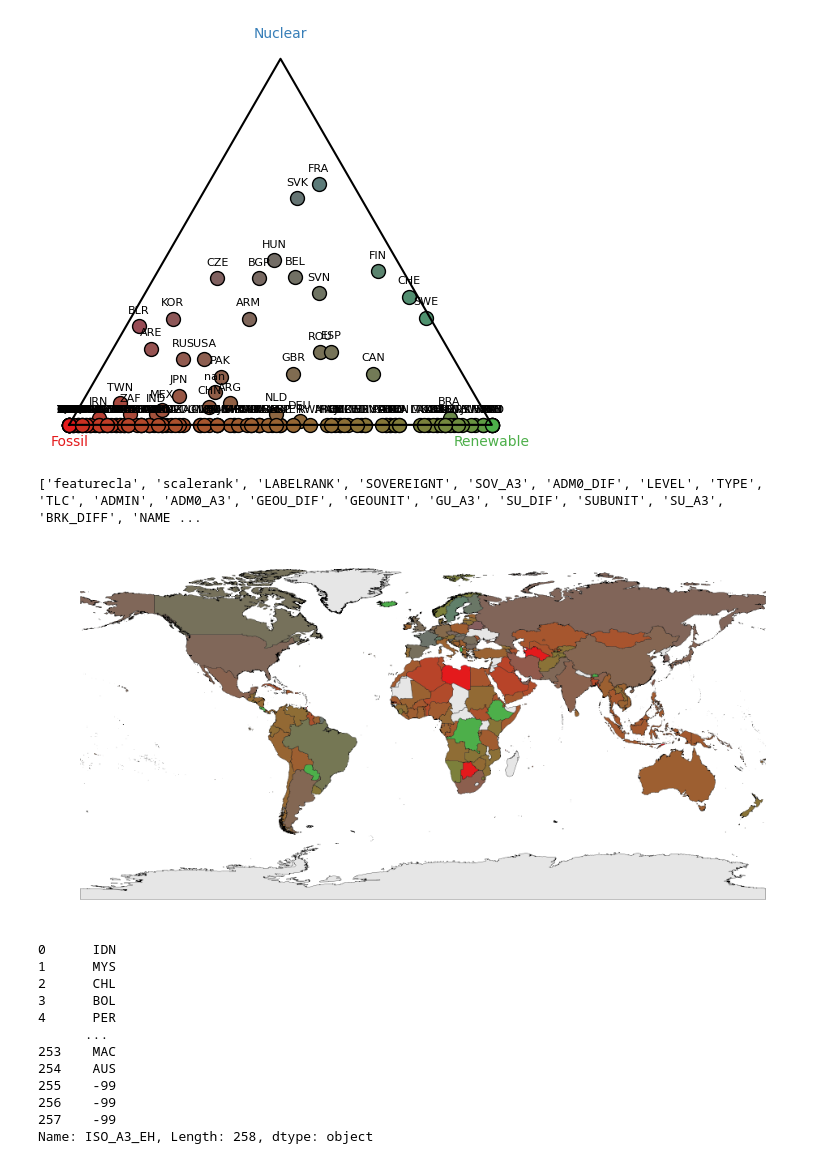
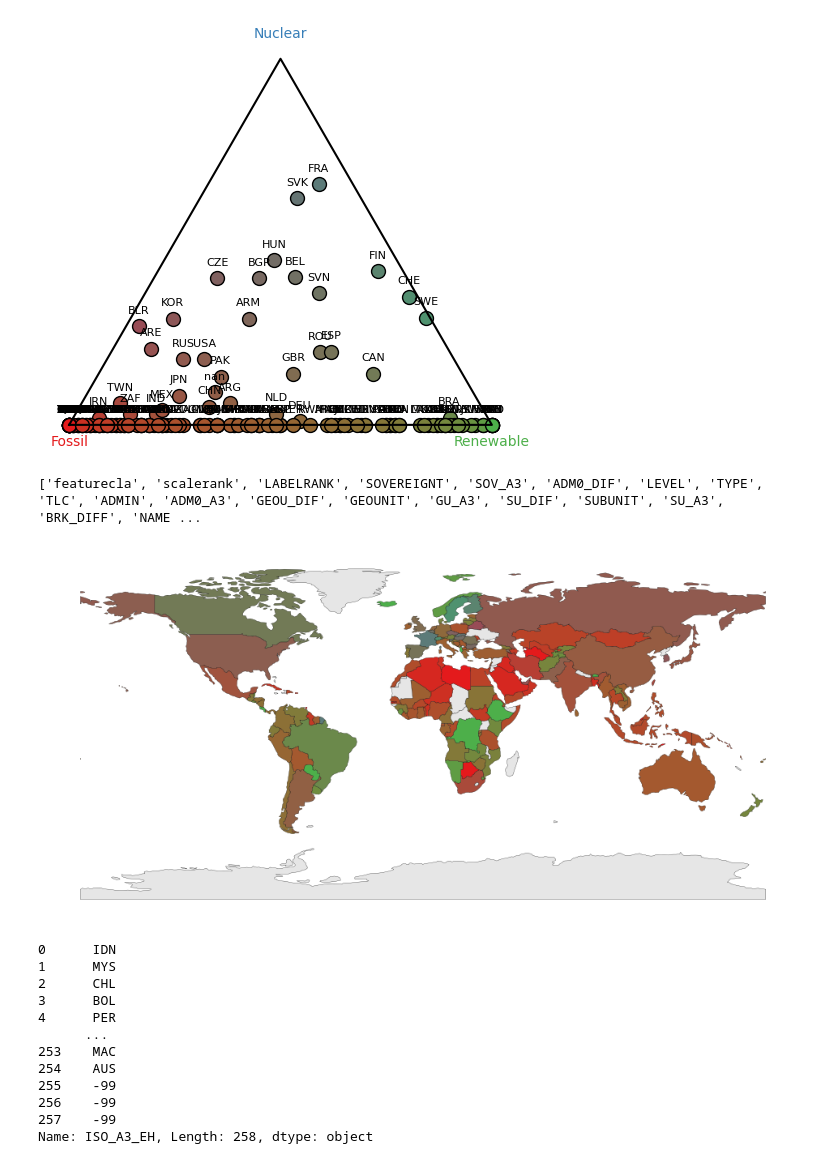
Before and after one commit to raulgarciadiez/energy_maps, a Jupyter notebook: color_code.ipynb, the cells around one changed output. Saved outputs shown, nothing was run; the diff lists cells and outputs as text; code cells hidden in the pictures.

```diff
--- a/color_code.ipynb
+++ b/color_code.ipynb
@@ -156,23 +157,23 @@ plt.show()
 [figure]
 # %%
 
-world = gpd.read_file("ne_10m_admin_0_countries.shp")
+world = gpd.read_file("ne_110m_admin_0_countries.shp")
 print (list(world.columns))
 
 world["color"] = [
     ternary_to_rgb_scaled(*countries_shares[iso], base_colors, caps)
     if iso in countries_shares else (0.9, 0.9, 0.9)
     for iso in world["ISO_A3_EH"]
 ]
 
 # Plot
 fig, ax = plt.subplots(figsize=(12, 6))
 world.plot(color=world["color"], ax=ax, edgecolor="black", linewidth=0.2)
 ax.axis("off")
 plt.show()
 # %% [output]
 ['featurecla', 'scalerank', 'LABELRANK', 'SOVEREIGNT', 'SOV_A3', 'ADM0_DIF', 'LEVEL', 'TYPE', 'TLC', 'ADMIN', 'ADM0_A3', 'GEOU_DIF', 'GEOUNIT', 'GU_A3', 'SU_DIF', 'SUBUNIT', 'SU_A3', 'BRK_DIFF', 'NAME ...
-[figure, old version]
+[figure, new version]
 # %%
 world["ISO_A3_EH"]
 # %% [output]
```
Also changed, not shown: parts of 1 cell of this notebook.
